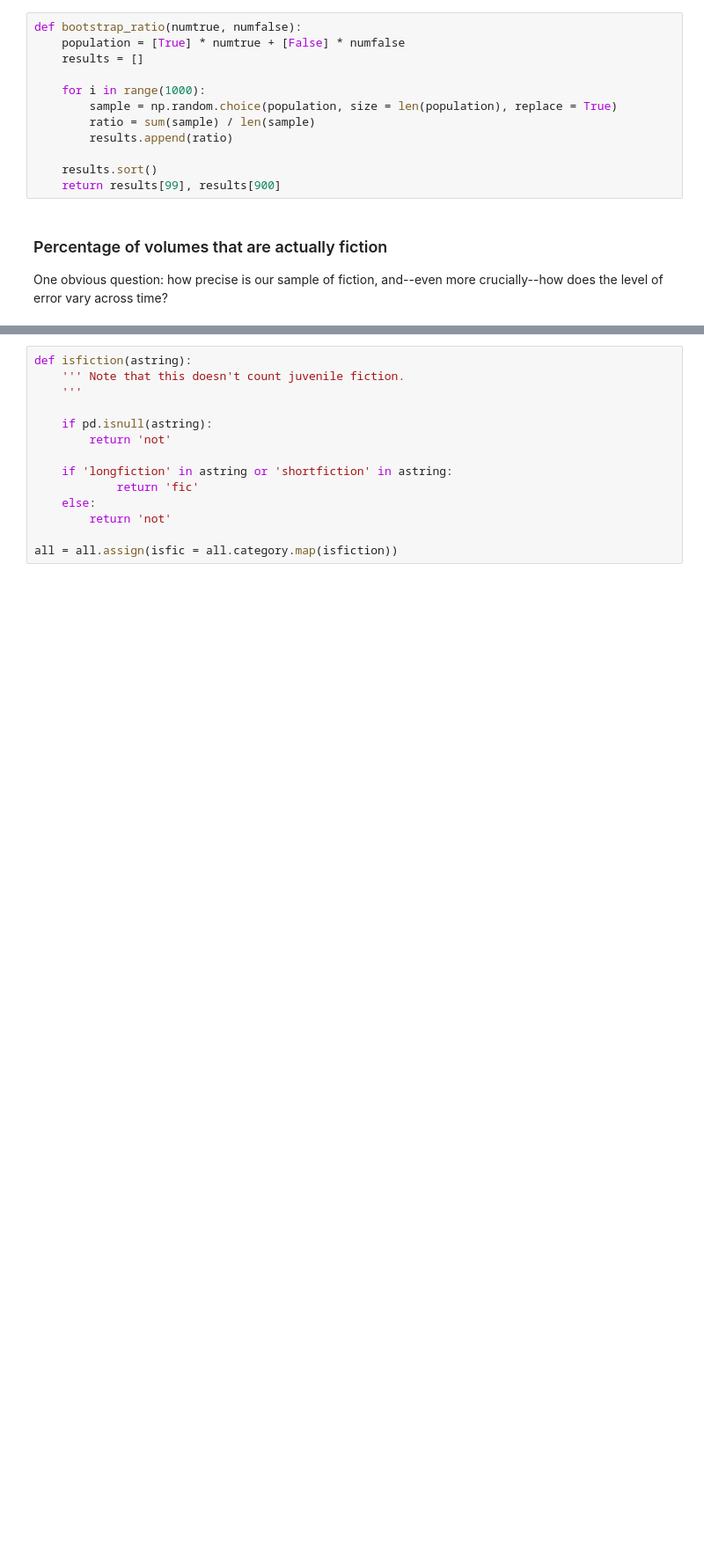
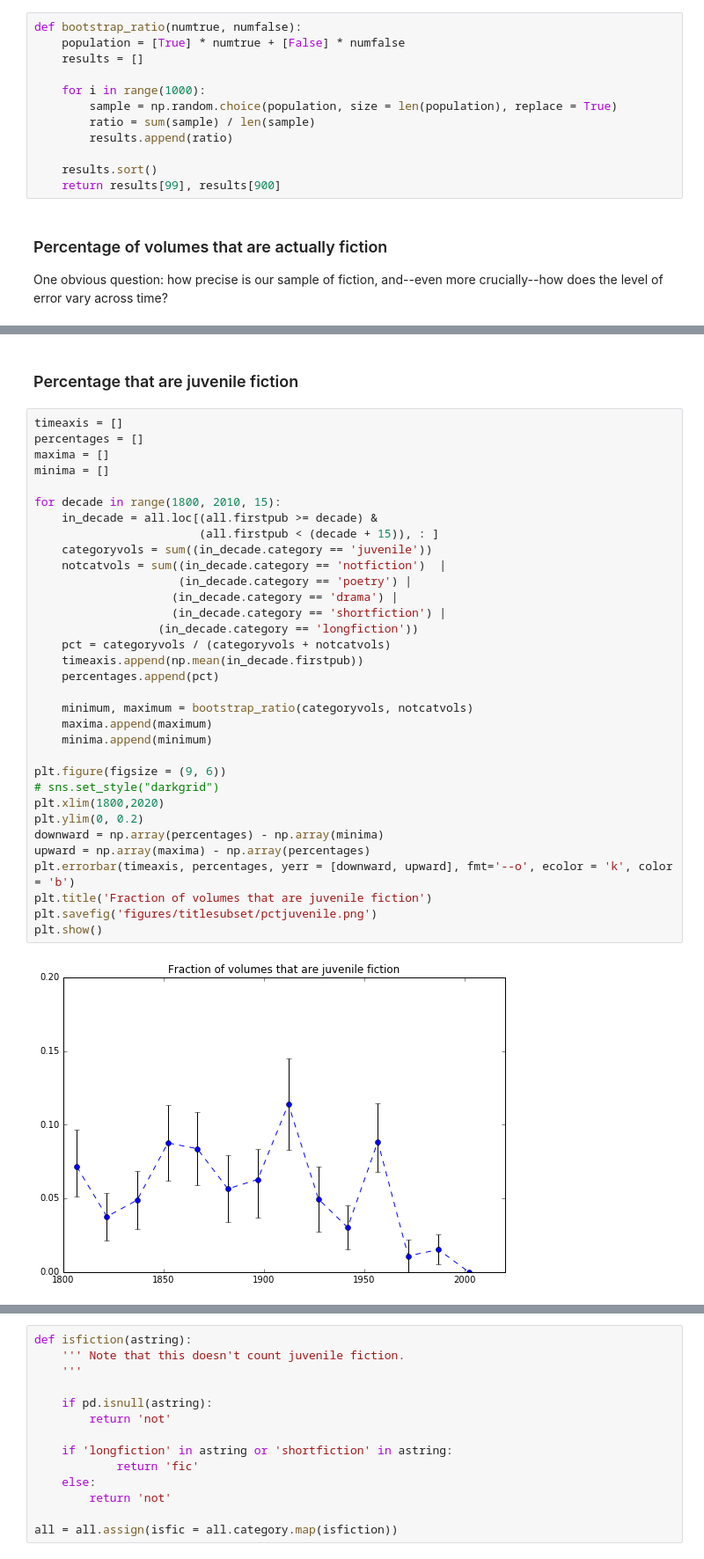
Before and after one commit to tedunderwood/noveltmmeta, a Jupyter notebook: manuallists/EDA_on_manual_title_subset.ipynb, the cells around one changed output, grey strips where cells are left out. Shown: that part at 88% size. Saved outputs shown, nothing was run; the diff lists cells and outputs as text; blank space fills up the shorter version.

```diff
--- a/manuallists/EDA_on_manual_title_subset.ipynb
+++ b/manuallists/EDA_on_manual_title_subset.ipynb
@@ -80,0 +116,37 @@ plt.plot(x, y)
+# %% [markdown]
+### Percentage that are juvenile fiction
+# %%
+timeaxis = []
+percentages = []
+maxima = []
+minima = []
+
+for decade in range(1800, 2010, 15):
+    in_decade = all.loc[(all.firstpub >= decade) &
+                        (all.firstpub < (decade + 15)), : ]
+    categoryvols = sum((in_decade.category == 'juvenile'))
+    notcatvols = sum((in_decade.category == 'notfiction')  |
+                     (in_decade.category == 'poetry') |
+                    (in_decade.category == 'drama') |
+                    (in_decade.category == 'shortfiction') |
+                  (in_decade.category == 'longfiction'))
+    pct = categoryvols / (categoryvols + notcatvols)
+    timeaxis.append(np.mean(in_decade.firstpub))
+    percentages.append(pct)
+
+    minimum, maximum = bootstrap_ratio(categoryvols, notcatvols)
+    maxima.append(maximum)
+    minima.append(minimum)
+
+plt.figure(figsize = (9, 6))
+# sns.set_style("darkgrid")
+plt.xlim(1800,2020)
+plt.ylim(0, 0.2)
+downward = np.array(percentages) - np.array(minima)
+upward = np.array(maxima) - np.array(percentages)
+plt.errorbar(timeaxis, percentages, yerr = [downward, upward], fmt='--o', ecolor = 'k', color = 'b')
+plt.title('Fraction of volumes that are juvenile fiction')
+plt.savefig('figures/titlesubset/pctjuvenile.png')
+plt.show()
+# %% [output]
+[figure, added]
```
Also changed, not shown: parts of 13 cells of this notebook.
